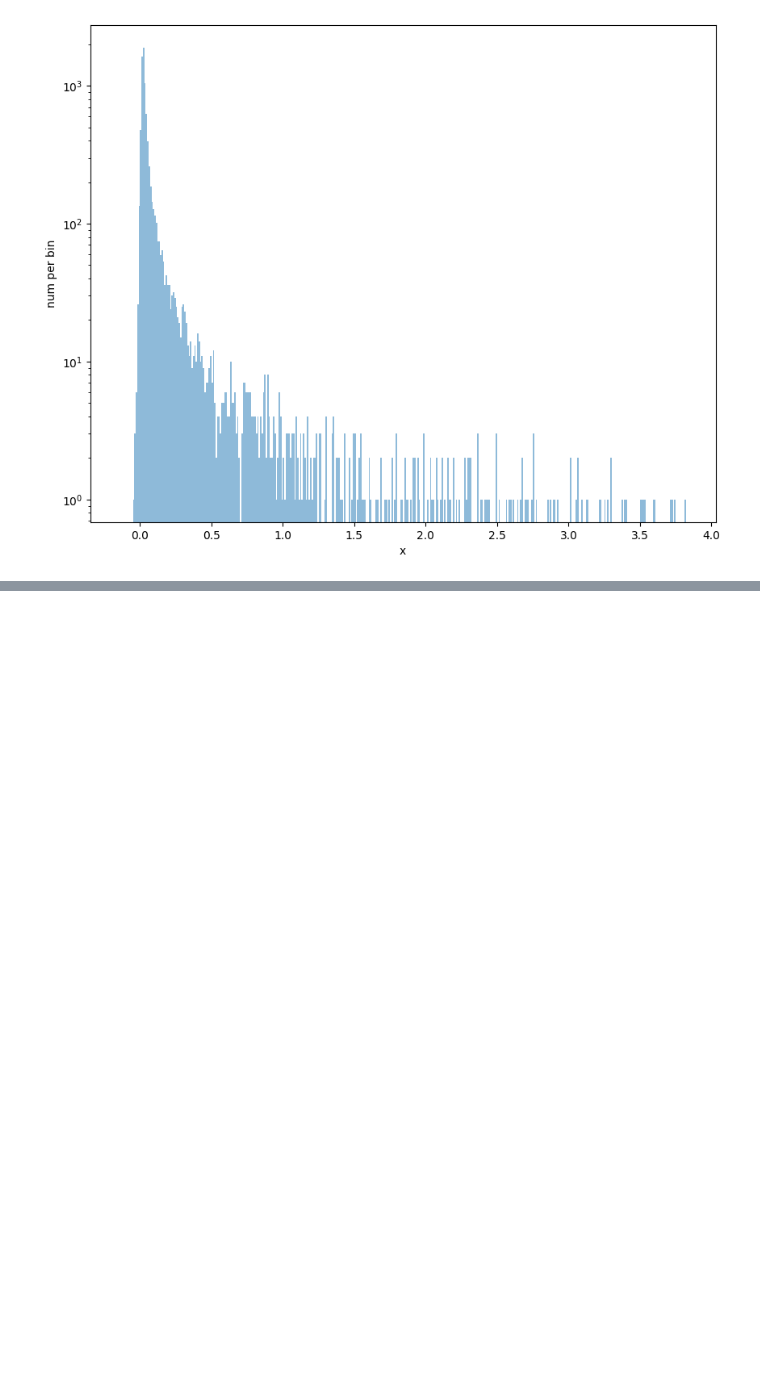
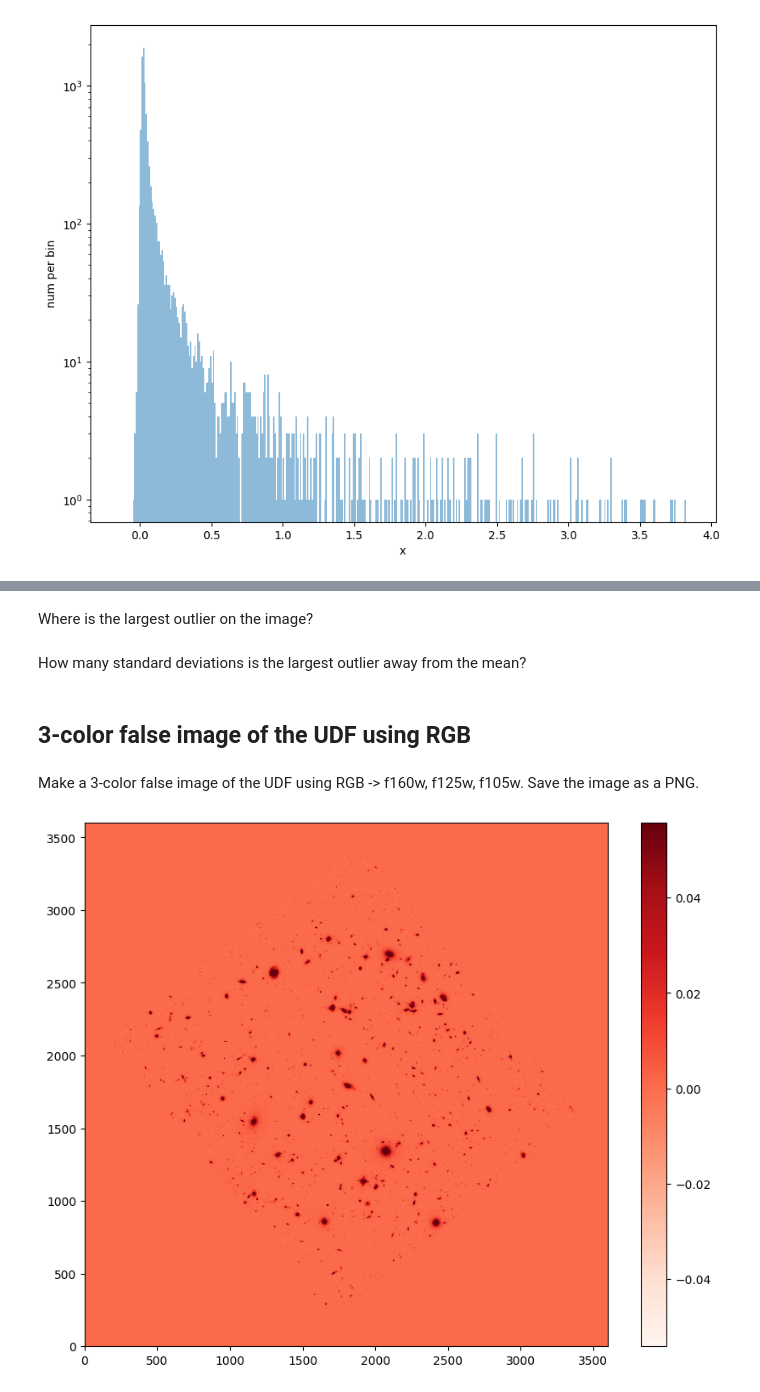
Before and after one commit to atothsmi/ASTR19, a Jupyter notebook: final/sep-f105w.ipynb, the cells around one changed output, grey strips where cells are left out. Saved outputs shown, nothing was run; the diff lists cells and outputs as text; code cells hidden in the pictures; blank space fills up the shorter version.

```diff
--- a/final/sep-f105w.ipynb
+++ b/final/sep-f105w.ipynb
@@ -272,0 +279,32 @@ plt.show()
+# %% [markdown]
+Where is the largest outlier on the image?
+# %% [markdown]
+How many standard deviations is the largest outlier away from the mean?
+# %% [markdown]
+## 3-color false image of the UDF using RGB
+# %% [markdown]
+Make a 3-color false image of the UDF using RGB -> f160w, f125w, f105w. Save the image as a PNG.
+# %%
+# open fits file and read image data
+with fits.open("hlsp_hudf12_hst_wfc3ir_udfmain_f125w_v1.0_drz.fits") as hdul:
+    data1 = hdul[0].data
+
+with fits.open("hlsp_hudf12_hst_wfc3ir_udfmain_f160w_v1.0_drz.fits") as hdul:
+    data2 = hdul[0].data
+# %%
+#imshow takes the image data, type of interpolation (estimation), a color map type,
+#the data range that the color map covers (vmin to vmax)*,
+#and where to place start the data from [0,0] of the image array
+plt.imshow(data2, interpolation='nearest', alpha=1, cmap='Reds', vmin=m-s, vmax=m+s, origin='lower')
+# plt.imshow(data1, interpolation='nearest', alpha=0.5, cmap='Greens', vmin=m-s, vmax=m+s, origin='lower')
+# plt.imshow(data, interpolation='nearest', alpha=0.5, cmap='Blues', vmin=m-s, vmax=m+s, origin='lower')
+
+
+#display a colorbar
+plt.colorbar();
+
+# *here they are calculated by +/- one std from the mean
+
+plt.savefig('3-color-false-image.png', bbox_inches='tight')
+# %% [output]
+[figure, added]
```
Also changed, not shown: parts of 4 cells of this notebook, 4 other files.
